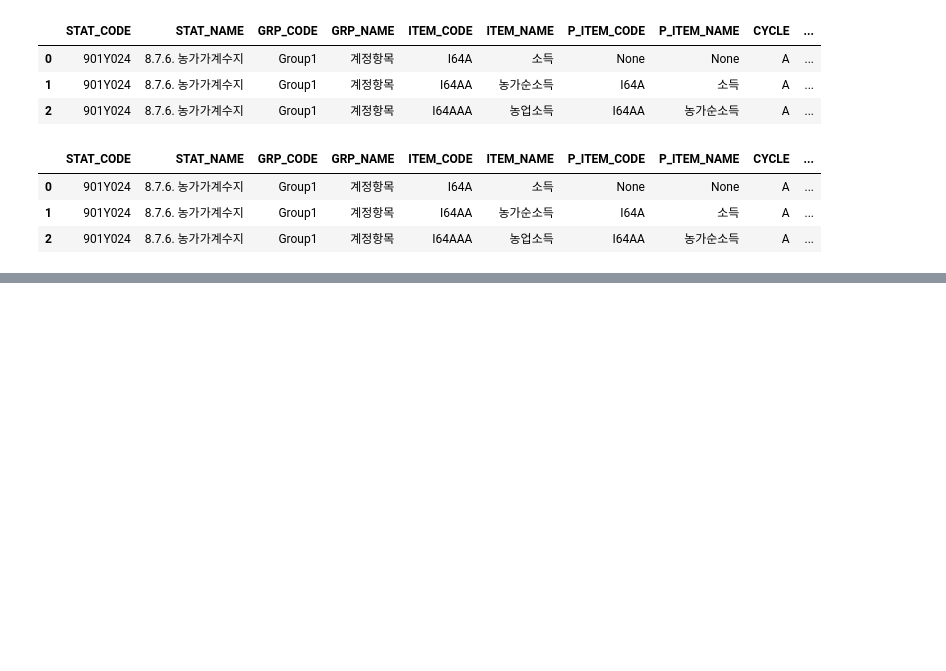
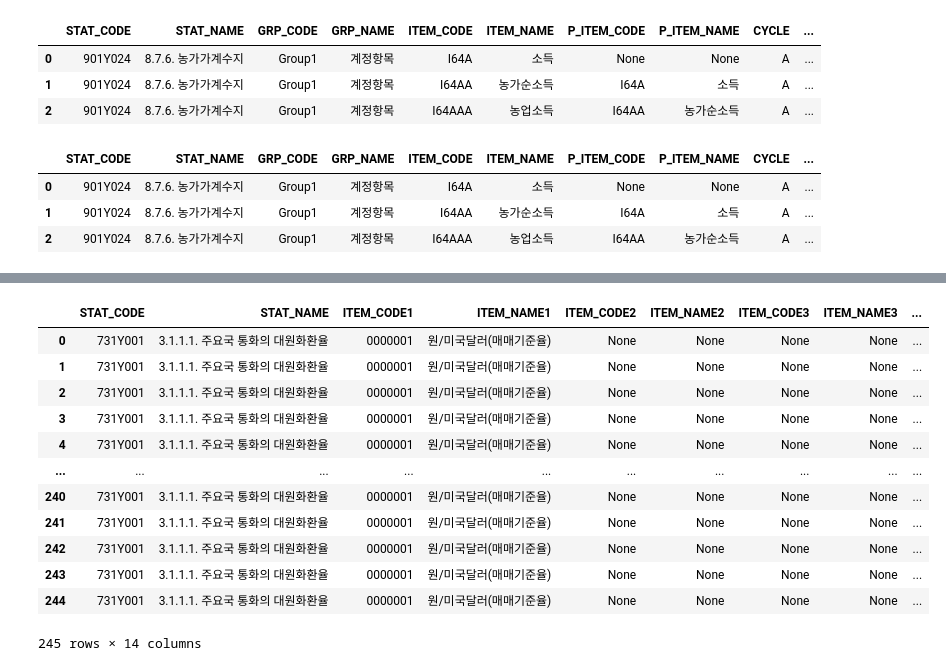
Before and after one commit to jmlee8939/ecos_api_loader, a Jupyter notebook: note.ipynb, the cells around one changed output, grey strips where cells are left out. Saved outputs shown, nothing was run; the diff lists cells and outputs as text; code cells hidden in the pictures; blank space fills up the shorter version.

```diff
--- a/note.ipynb
+++ b/note.ipynb
@@ -309,0 +334,3 @@ stats_df_load.head(3)
+# %%
+#원/달러 환율 일별 (20240101-20241231)
+url = "https://ecos.bok.or.kr/api/StatisticSearch/{}/json/kr/1/365/731Y001/D/20240101/20241231/0000001/?/?/?".format(api_key)
@@ -309,0 +352,16 @@ stats_df_load.head(3)
+# %%
+temp_df
+# %% [output]
+|  | STAT_CODE | STAT_NAME | ITEM_CODE1 | ITEM_NAME1 | ITEM_CODE2 | ITEM_NAME2 | ITEM_CODE3 | ITEM_NAME3 | ... |
+| 0 | 731Y001 | 3.1.1.1. 주요국 통화의 대원화환율 | 0000001 | 원/미국달러(매매기준율) | None | None | None | None | ... |
+| 1 | 731Y001 | 3.1.1.1. 주요국 통화의 대원화환율 | 0000001 | 원/미국달러(매매기준율) | None | None | None | None | ... |
+| 2 | 731Y001 | 3.1.1.1. 주요국 통화의 대원화환율 | 0000001 | 원/미국달러(매매기준율) | None | None | None | None | ... |
+| 3 | 731Y001 | 3.1.1.1. 주요국 통화의 대원화환율 | 0000001 | 원/미국달러(매매기준율) | None | None | None | None | ... |
+| 4 | 731Y001 | 3.1.1.1. 주요국 통화의 대원화환율 | 0000001 | 원/미국달러(매매기준율) | None | None | None | None | ... |
+| ... | ... | ... | ... | ... | ... | ... | ... | ... | ... |
+| 240 | 731Y001 | 3.1.1.1. 주요국 통화의 대원화환율 | 0000001 | 원/미국달러(매매기준율) | None | None | None | None | ... |
+| 241 | 731Y001 | 3.1.1.1. 주요국 통화의 대원화환율 | 0000001 | 원/미국달러(매매기준율) | None | None | None | None | ... |
+| 242 | 731Y001 | 3.1.1.1. 주요국 통화의 대원화환율 | 0000001 | 원/미국달러(매매기준율) | None | None | None | None | ... |
+| 243 | 731Y001 | 3.1.1.1. 주요국 통화의 대원화환율 | 0000001 | 원/미국달러(매매기준율) | None | None | None | None | ... |
+| 244 | 731Y001 | 3.1.1.1. 주요국 통화의 대원화환율 | 0000001 | 원/미국달러(매매기준율) | None | None | None | None | ... |
+245 rows × 14 columns
```
Also changed, not shown: parts of 11 cells of this notebook.
